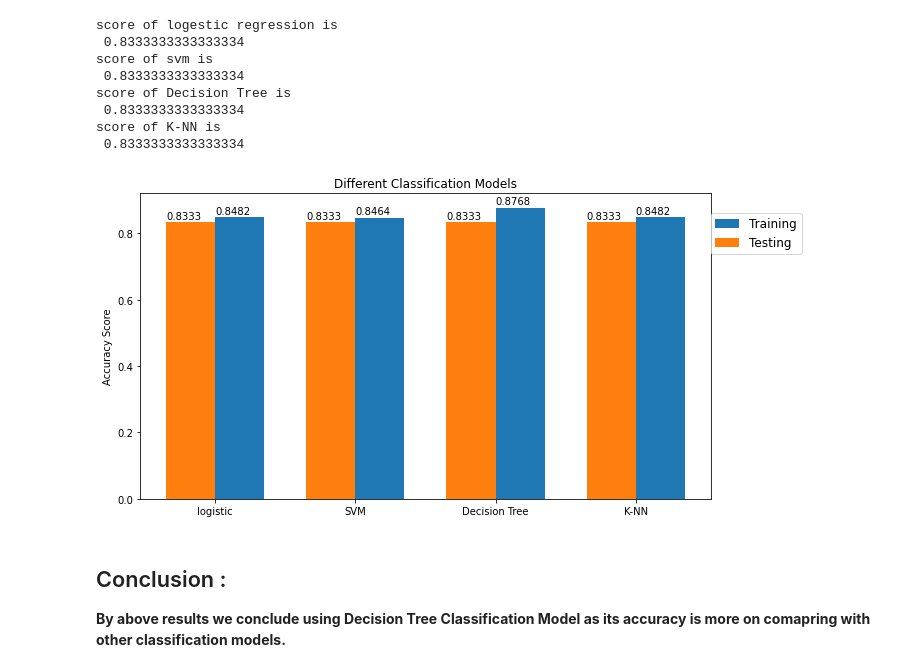
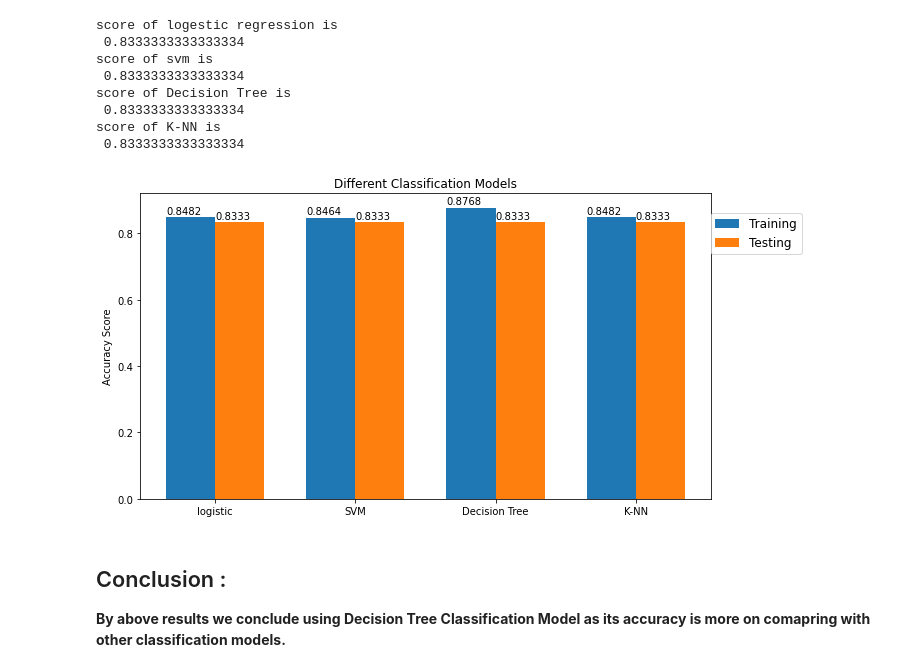
Before and after one commit to byre1/Applied-Data-Science-Capstone, a Jupyter notebook: SpaceX_Machine_Learning_Prediction_Part_5.ipynb, the cells around one changed output. Drawn from its saved outputs; the diff is of its cells as text; code cells hidden in the pictures.

```diff
--- a/SpaceX_Machine_Learning_Prediction_Part_5.ipynb
+++ b/SpaceX_Machine_Learning_Prediction_Part_5.ipynb
@@ -319,35 +319,35 @@ score of K-NN is
 # %%
 training_best_score = [svm_cv.best_score_, logreg_cv.best_score_, tree_cv.best_score_, knn_cv.best_score_]
 testing_best_score = [svm_cv.best_estimator_.score(X=X_test, y=Y_test), logreg_cv.best_estimator_.score(X=X_test, y=Y_test),
                       tree_cv.best_estimator_.score(X=X_test, y=Y_test), knn_cv.best_estimator_.score(X=X_test, y=Y_test)]
 
 models=['logistic', 'SVM', 'Decision Tree','K-NN']
 x = np.arange(len(models))  # the label locations
 width = 0.35  # the width of the bars
 
 fig, ax = plt.subplots(figsize=(10,5))
-rects1 = ax.bar(x + width/2, training_best_score, width, label='Training')
-rects2 = ax.bar(x - width/2, testing_best_score, width, label='Testing')
+rects1 = ax.bar(x - width/2, training_best_score, width, label='Training')
+rects2 = ax.bar(x + width/2, testing_best_score, width, label='Testing')
 
 # Add some text for labels, title and custom x-axis tick labels, etc.
 ax.set_ylabel('Accuracy Score')
 ax.set_title('Different Classification Models')
 ax.set_xticks(x)
 ax.set_xticklabels(models)
 
 ax.legend(loc = (1,0.8), prop={'size': 12})
 for index, value in enumerate(testing_best_score):
-    plt.text( index-0.35,value+.01,
+    plt.text( index,value+.01,
              str(round(value,4)))
 for index, value in enumerate(training_best_score):
-    plt.text( index,value+.01,
+    plt.text( index-0.35,value+.01,
              str(round(value,4)))
 
 fig.tight_layout()
 
 plt.show()
 # %% [output]
-[figure, old version]
+[figure, new version]
 # %% [markdown]
 <h2> Conclusion :</h2>
 <p>
```
